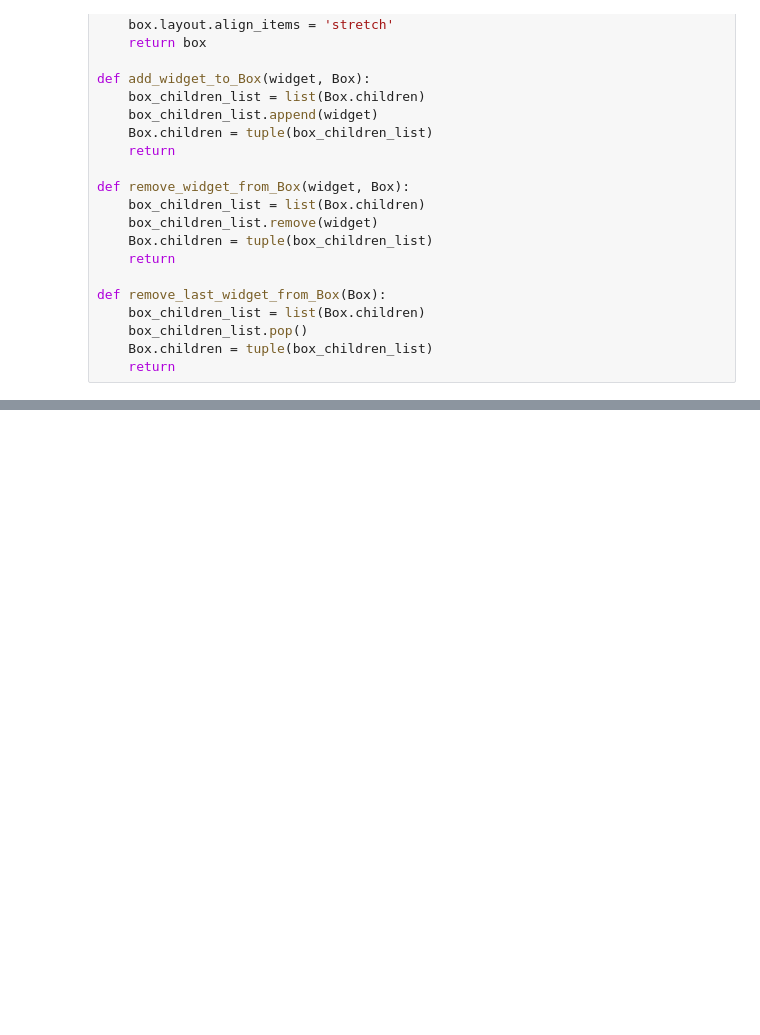
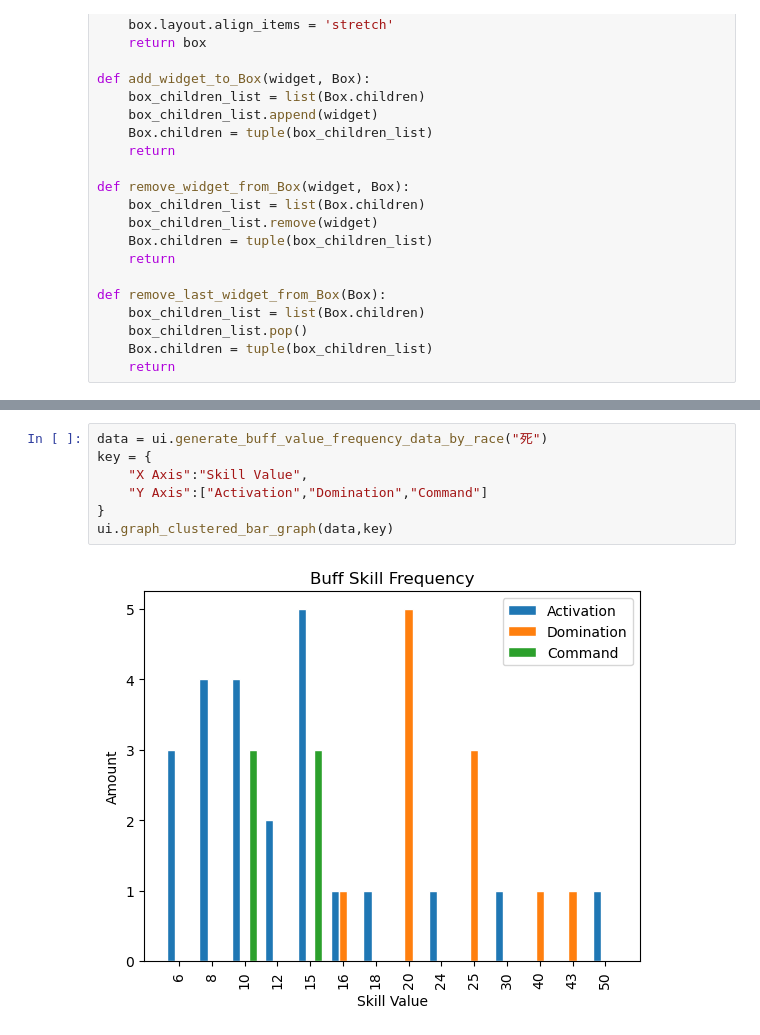
Before and after one commit to Spectrolithium/Death-By-1000-Tags, a Jupyter notebook: project_single_cat.ipynb, the cells around one changed output, grey strips where cells are left out. Drawn from its saved outputs; the diff is of its cells as text; blank space fills up the shorter version.

```diff
--- a/project_single_cat.ipynb
+++ b/project_single_cat.ipynb
@@ -509,0 +1219,9 @@ display(ui.filter_df)
+# %%
+data = ui.generate_buff_value_frequency_data_by_race("死")
+key = {
+    "X Axis":"Skill Value",
+    "Y Axis":["Activation","Domination","Command"]
+}
+ui.graph_clustered_bar_graph(data,key)
+# %% [output]
+[figure, added]
```
Also changed, not shown: parts of 22 cells of this notebook.
